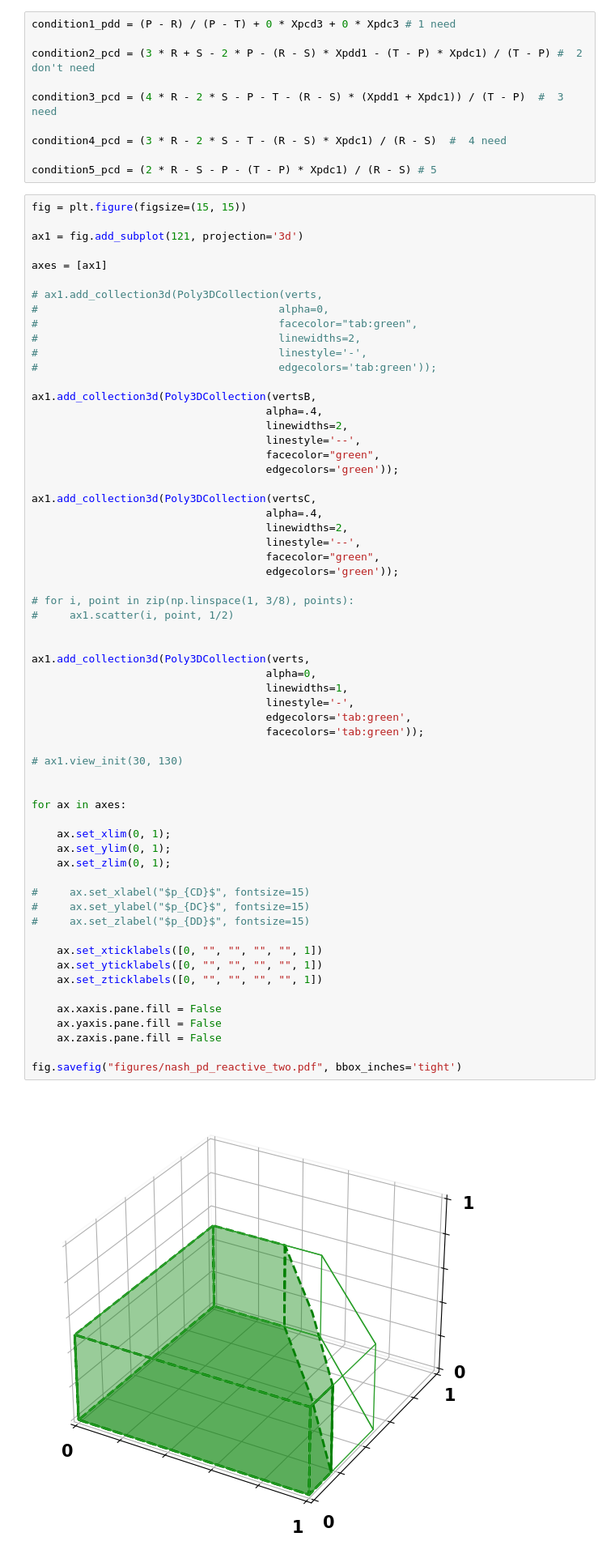
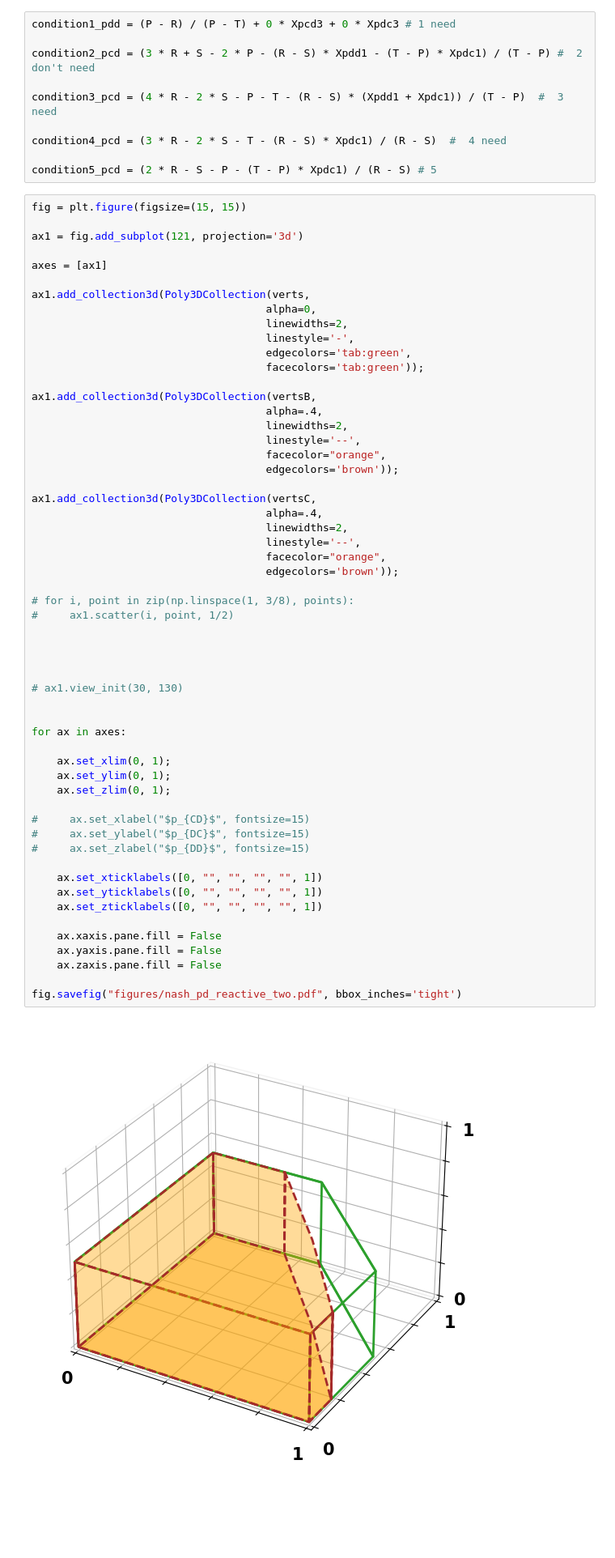
Before and after one commit to Nikoleta-v3/conditional-cooperation-with-longer-memory, a Jupyter notebook: notebooks/Plotting for manuscript.ipynb, the cells around one changed output. Shown at 81% size. Drawn from its saved outputs; the diff is of its cells as text; blank space fills up the shorter version.

Commit message:
tweak figure and add citation

```diff
--- a/notebooks/Plotting for manuscript.ipynb
+++ b/notebooks/Plotting for manuscript.ipynb
@@ -243,62 +247,57 @@ ax1 = fig.add_subplot(121, projection='3d')
 
 axes = [ax1]
 
-# ax1.add_collection3d(Poly3DCollection(verts,
-#                                      alpha=0,
-#                                      facecolor="tab:green",
-#                                      linewidths=2,
-#                                      linestyle='-',
-#                                      edgecolors='tab:green'));
+ax1.add_collection3d(Poly3DCollection(verts,
+                                     alpha=0,
+                                     linewidths=2,
+                                     linestyle='-',
+                                     edgecolors='tab:green',
+                                     facecolors='tab:green'));
 
 ax1.add_collection3d(Poly3DCollection(vertsB,
                                      alpha=.4,
                                      linewidths=2,
                                      linestyle='--',
-                                     facecolor="green",
-                                     edgecolors='green'));
+                                     facecolor="orange",
+                                     edgecolors='brown'));
 
 ax1.add_collection3d(Poly3DCollection(vertsC,
                                      alpha=.4,
                                      linewidths=2,
                                      linestyle='--',
-                                     facecolor="green",
-                                     edgecolors='green'));
+                                     facecolor="orange",
+                                     edgecolors='brown'));
 
 # for i, point in zip(np.linspace(1, 3/8), points):
 #     ax1.scatter(i, point, 1/2)
 
 
-ax1.add_collection3d(Poly3DCollection(verts,
-                                     alpha=0,
-                                     linewidths=1,
-                                     linestyle='-',
-                                     edgecolors='tab:green',
-                                     facecolors='tab:green'));
+
 
 # ax1.view_init(30, 130)
 
 
 for ax in axes:
 
     ax.set_xlim(0, 1);
     ax.set_ylim(0, 1);
     ax.set_zlim(0, 1);
 
 #     ax.set_xlabel("$p_{CD}$", fontsize=15)
 #     ax.set_ylabel("$p_{DC}$", fontsize=15)
 #     ax.set_zlabel("$p_{DD}$", fontsize=15)
 
     ax.set_xticklabels([0, "", "", "", "", 1])
     ax.set_yticklabels([0, "", "", "", "", 1])
     ax.set_zticklabels([0, "", "", "", "", 1])
 
     ax.xaxis.pane.fill = False
     ax.yaxis.pane.fill = False
     ax.zaxis.pane.fill = False
 
 fig.savefig("figures/nash_pd_reactive_two.pdf", bbox_inches='tight')
 # %% [output]
-[figure, old version]
+[figure, new version]
 # %%
 import sympy as sym
 
```
Also changed, not shown: parts of 2 cells of this notebook, 10 other files.
